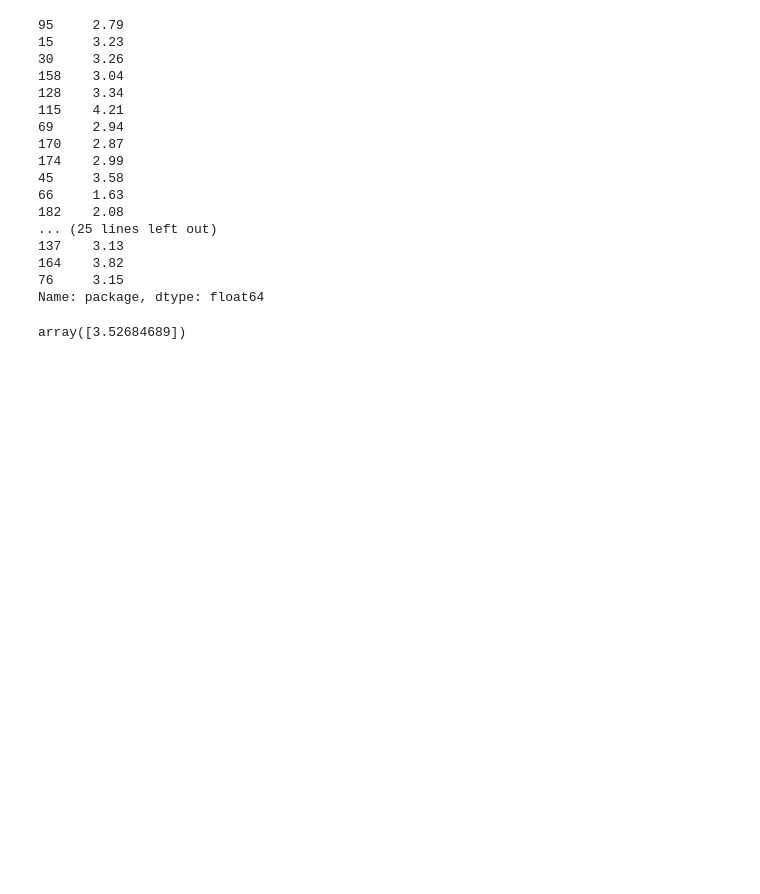
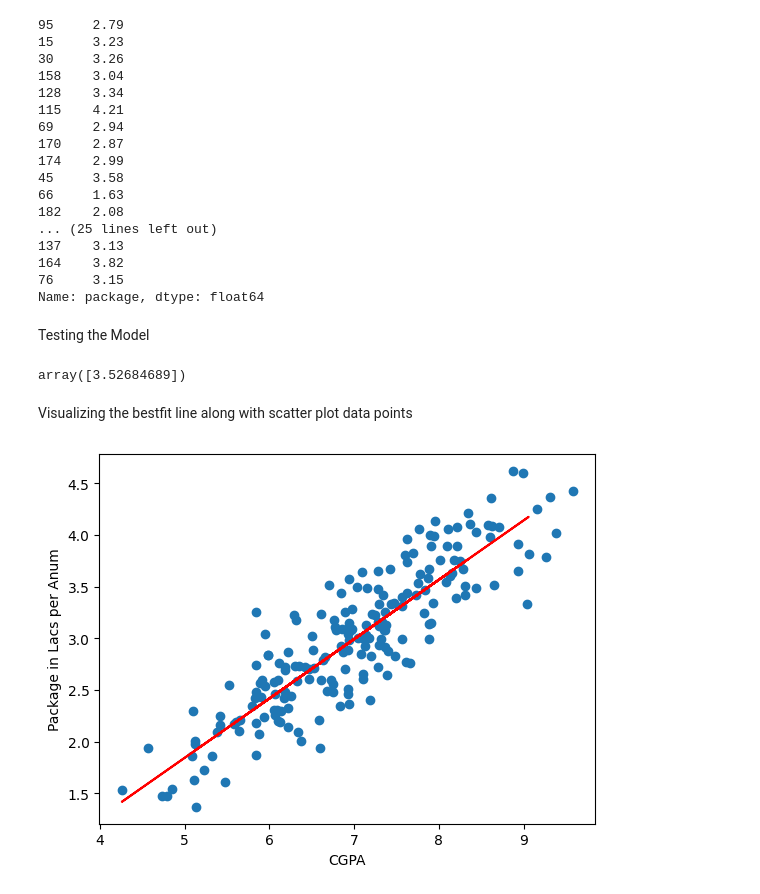
Before and after one commit to shehryarlodhi/Linear-Regression, a Jupyter notebook: Simple-LR-On-Placement-Data.ipynb, the cells around one changed output. Drawn from its saved outputs; the diff is of its cells as text; code cells hidden in the pictures; blank space fills up the shorter version.

```diff
--- a/Simple-LR-On-Placement-Data.ipynb
+++ b/Simple-LR-On-Placement-Data.ipynb
@@ -85,7 +85,19 @@ y_test
 164    3.82
 76     3.15
 Name: package, dtype: float64
+# %% [markdown]
+Testing the Model
 # %%
 LR.predict([[7.93]])
 # %% [output]
 array([3.52684689])
+# %% [markdown]
+Visualizing the bestfit line along with scatter plot data points
+# %%
+plt.scatter(placement_data['cgpa'], placement_data['package'])
+plt.plot(X_test, LR.predict(X_test), color='red')
+plt.xlabel('CGPA')
+plt.ylabel('Package in Lacs per Anum')
+plt.show()
+# %% [output]
+[figure, added]
```
